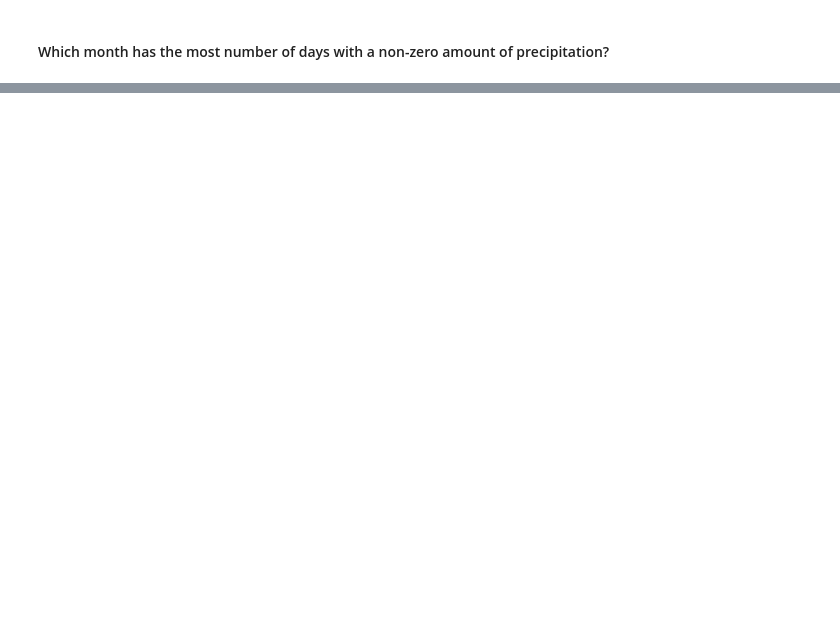
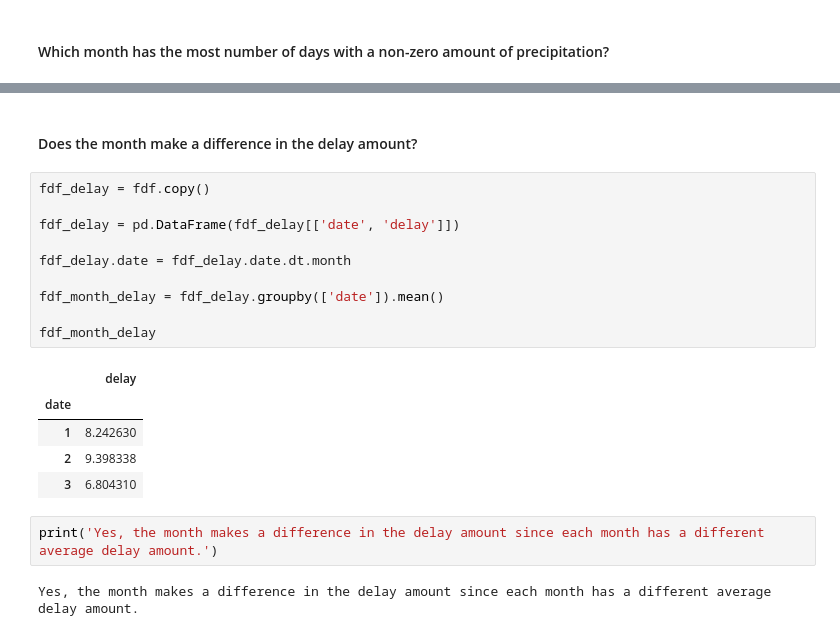
Before and after one commit to SamuelD-Data/time-series-exercises, a Jupyter notebook: working_with_time_series_data.ipynb, the cells around one changed output, grey strips where cells are left out. Cells and saved outputs as stored; diff of their text form; blank space fills up the shorter version.

```diff
--- a/working_with_time_series_data.ipynb
+++ b/working_with_time_series_data.ipynb
@@ -255,0 +299,22 @@ non_0_prec.head()
+# %% [markdown]
+#### Does the month make a difference in the delay amount?
+# %%
+fdf_delay = fdf.copy()
+
+fdf_delay = pd.DataFrame(fdf_delay[['date', 'delay']])
+
+fdf_delay.date = fdf_delay.date.dt.month
+
+fdf_month_delay = fdf_delay.groupby(['date']).mean()
+
+fdf_month_delay
+# %% [output]
+|  | delay |
+| date |  |
+| 1 | 8.242630 |
+| 2 | 9.398338 |
+| 3 | 6.804310 |
+# %%
+print('Yes, the month makes a difference in the delay amount since each month has a different average delay amount.')
+# %% [output]
+Yes, the month makes a difference in the delay amount since each month has a different average delay amount.
```
Also changed, not shown: parts of 15 cells of this notebook.
